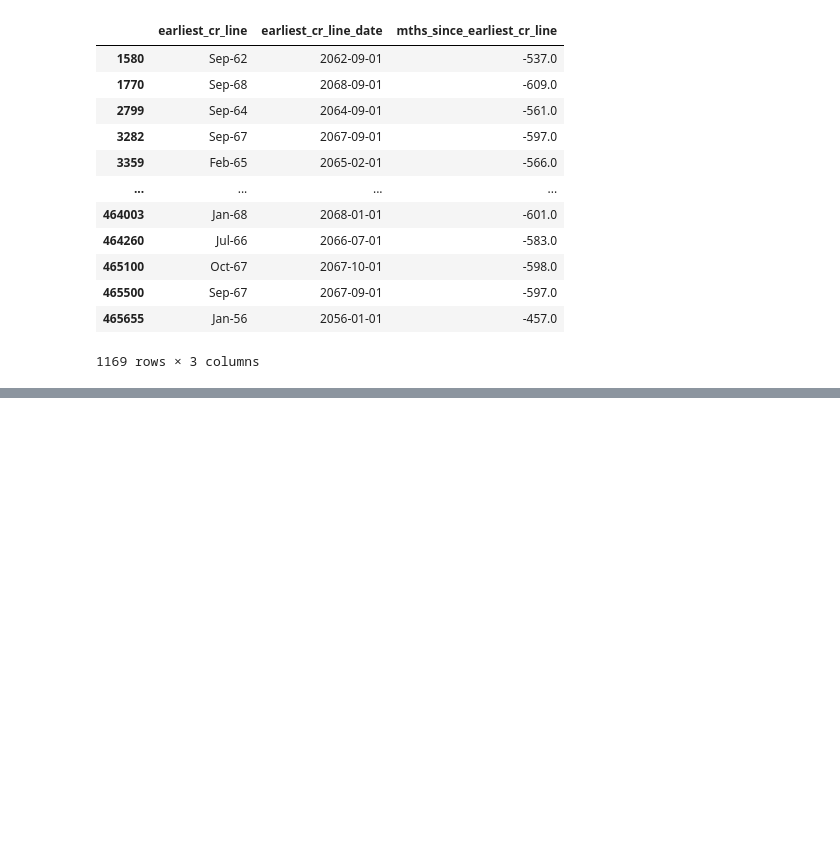
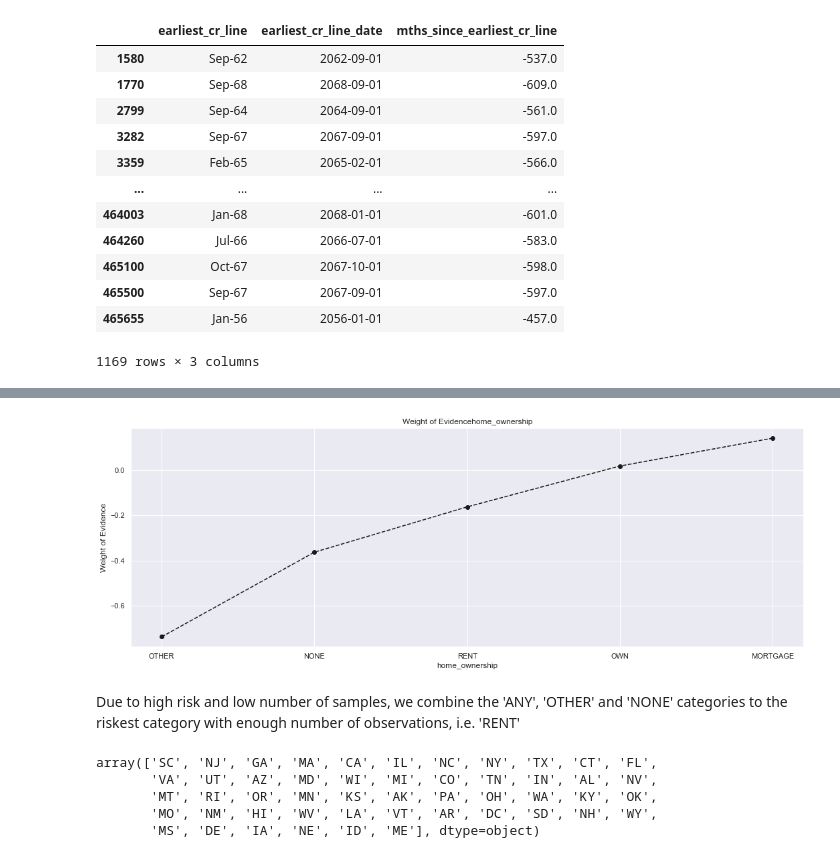
Before and after one commit to harryzyz/CreditRiskDemo, a Jupyter notebook: demo_to_be_named.ipynb, the cells around one changed output, grey strips where cells are left out. Drawn from its saved outputs; the diff is of its cells as text; code cells hidden in the pictures; blank space fills up the shorter version.

```diff
--- a/demo_to_be_named.ipynb
+++ b/demo_to_be_named.ipynb
@@ -225,0 +565,2 @@ Dummy
+# %%
+df_temp = woe_discrete(df_inputs_pre, 'home_ownership', df_targets_pre)
@@ -225,0 +577,6 @@ Dummy
+# %%
+plot_by_woe(df_temp)
+# %% [output]
+[figure, added]
+# %% [markdown]
+Due to high risk and low number of samples, we combine the 'ANY', 'OTHER' and 'NONE' categories to the riskest category with enough number of observations, i.e. 'RENT'
@@ -225,0 +585,8 @@ Dummy
+# %%
+df_inputs_pre['addr_state'].unique()
+# %% [output]
+array(['SC', 'NJ', 'GA', 'MA', 'CA', 'IL', 'NC', 'NY', 'TX', 'CT', 'FL',
+       'VA', 'UT', 'AZ', 'MD', 'WI', 'MI', 'CO', 'TN', 'IN', 'AL', 'NV',
+       'MT', 'RI', 'OR', 'MN', 'KS', 'AK', 'PA', 'OH', 'WA', 'KY', 'OK',
+       'MO', 'NM', 'HI', 'WV', 'LA', 'VT', 'AR', 'DC', 'SD', 'NH', 'WY',
+       'MS', 'DE', 'IA', 'NE', 'ID', 'ME'], dtype=object)
```
Also changed, not shown: parts of 107 cells of this notebook, 1 other file.
